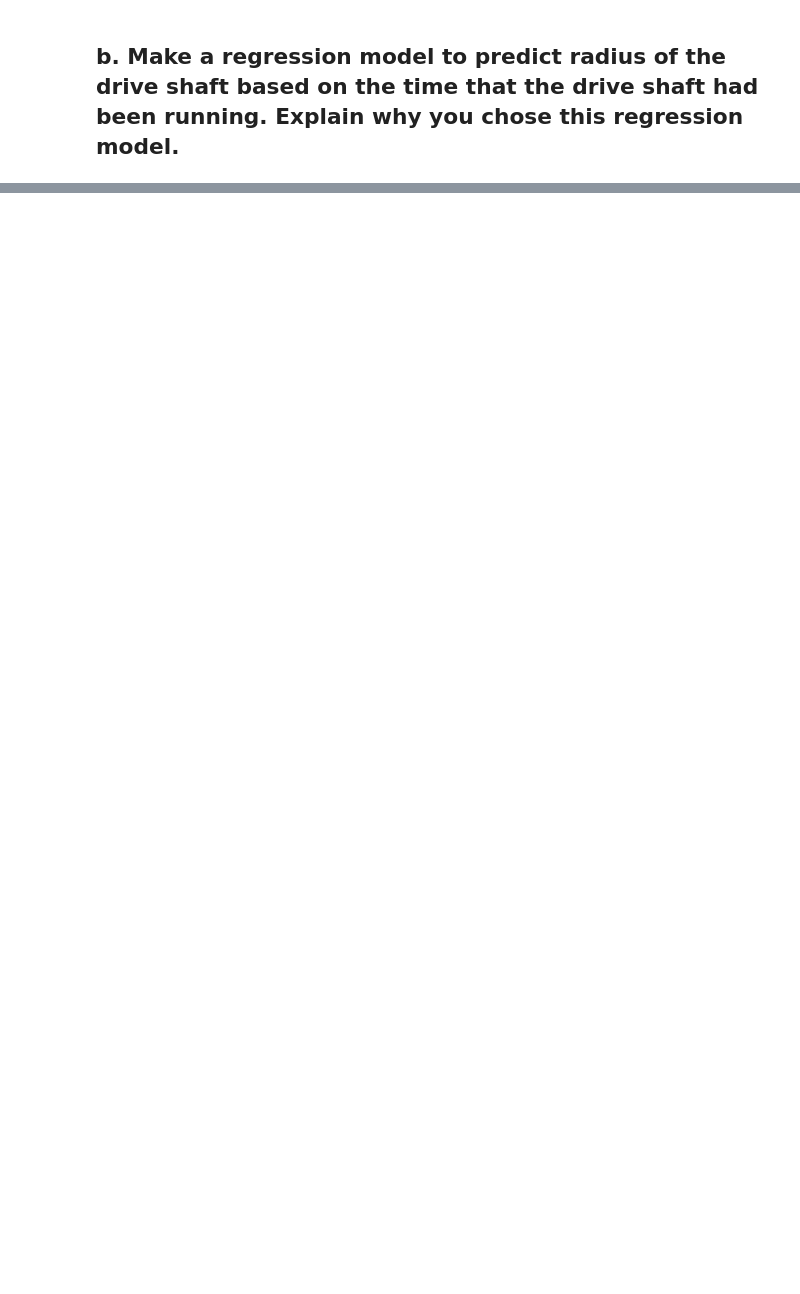
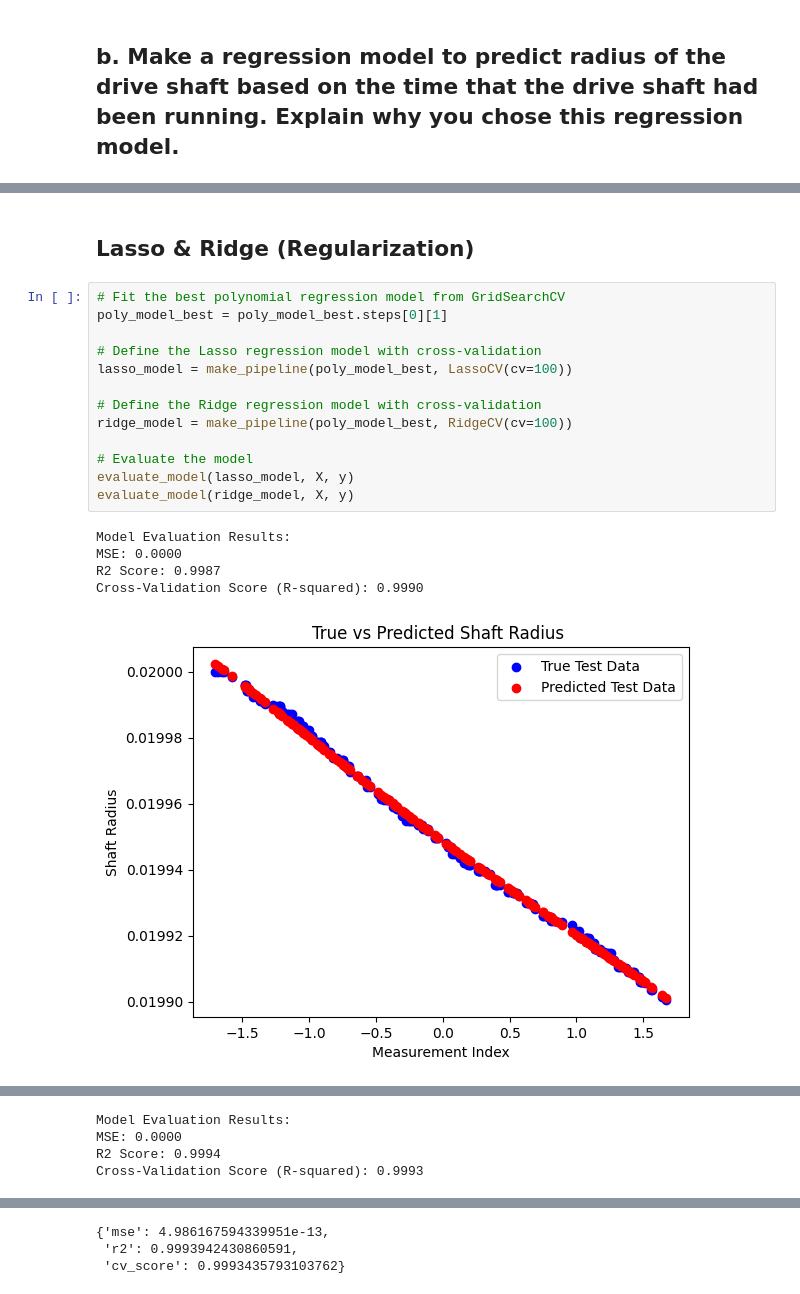
Before and after one commit to moniquechandra/DS8-FINAL, a Jupyter notebook: exercise_2.ipynb, the cells around one changed output, grey strips where cells are left out. Saved outputs shown, nothing was run; the diff lists cells and outputs as text; blank space fills up the shorter version.

```diff
--- a/exercise_2.ipynb
+++ b/exercise_2.ipynb
@@ -263,0 +207,21 @@ Average R2 Score (Train data): 1.0000
+# %% [markdown]
+## Lasso & Ridge (Regularization)
+# %%
+# Fit the best polynomial regression model from GridSearchCV
+poly_model_best = poly_model_best.steps[0][1]
+
+# Define the Lasso regression model with cross-validation
+lasso_model = make_pipeline(poly_model_best, LassoCV(cv=100))
+
+# Define the Ridge regression model with cross-validation
+ridge_model = make_pipeline(poly_model_best, RidgeCV(cv=100))
+
+# Evaluate the model
+evaluate_model(lasso_model, X, y)
+evaluate_model(ridge_model, X, y)
+# %% [output]
+Model Evaluation Results:
+MSE: 0.0000
+R2 Score: 0.9987
+Cross-Validation Score (R-squared): 0.9990
+[figure, added]
@@ -263,0 +229,4 @@ Average R2 Score (Train data): 1.0000
+Model Evaluation Results:
+MSE: 0.0000
+R2 Score: 0.9994
+Cross-Validation Score (R-squared): 0.9993
@@ -263,0 +235,3 @@ Average R2 Score (Train data): 1.0000
+{'mse': 4.986167594339951e-13,
+ 'r2': 0.9993942430860591,
+ 'cv_score': 0.9993435793103762}
```
Also changed, not shown: parts of 21 cells of this notebook, 2 other files.
